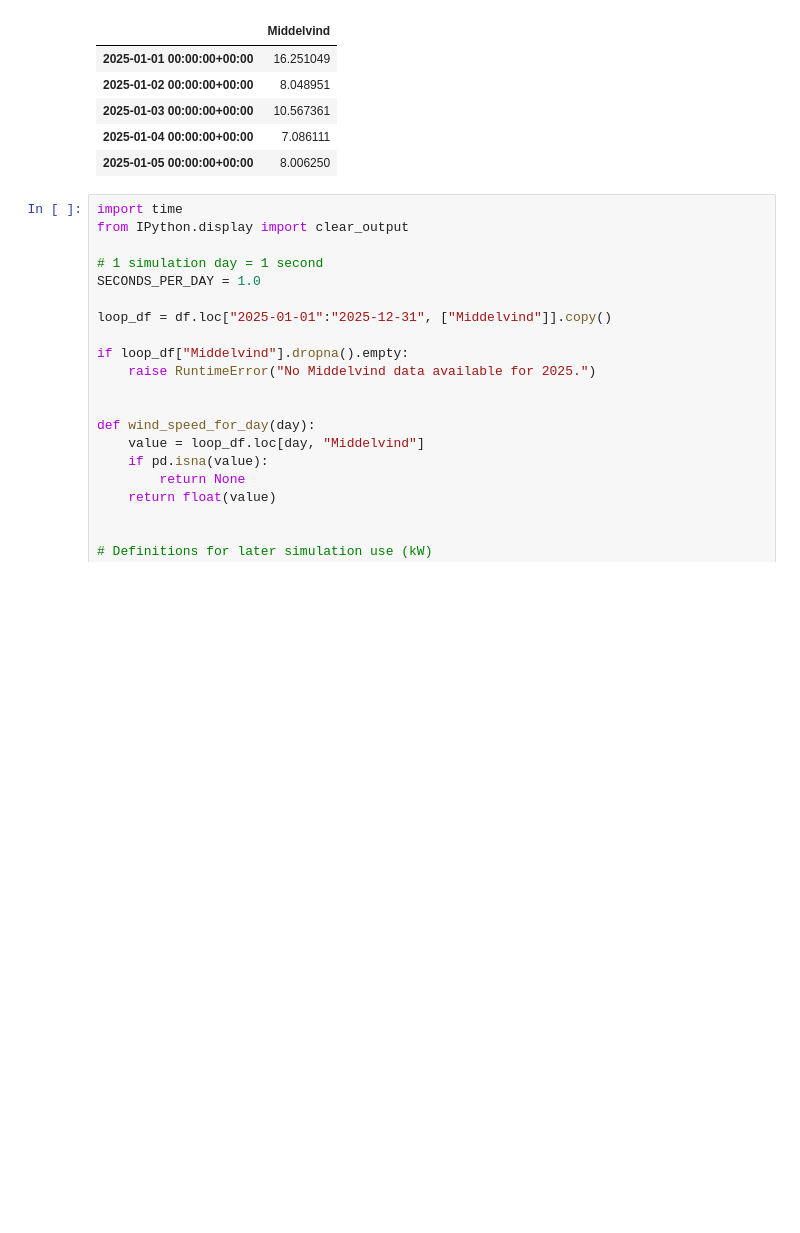
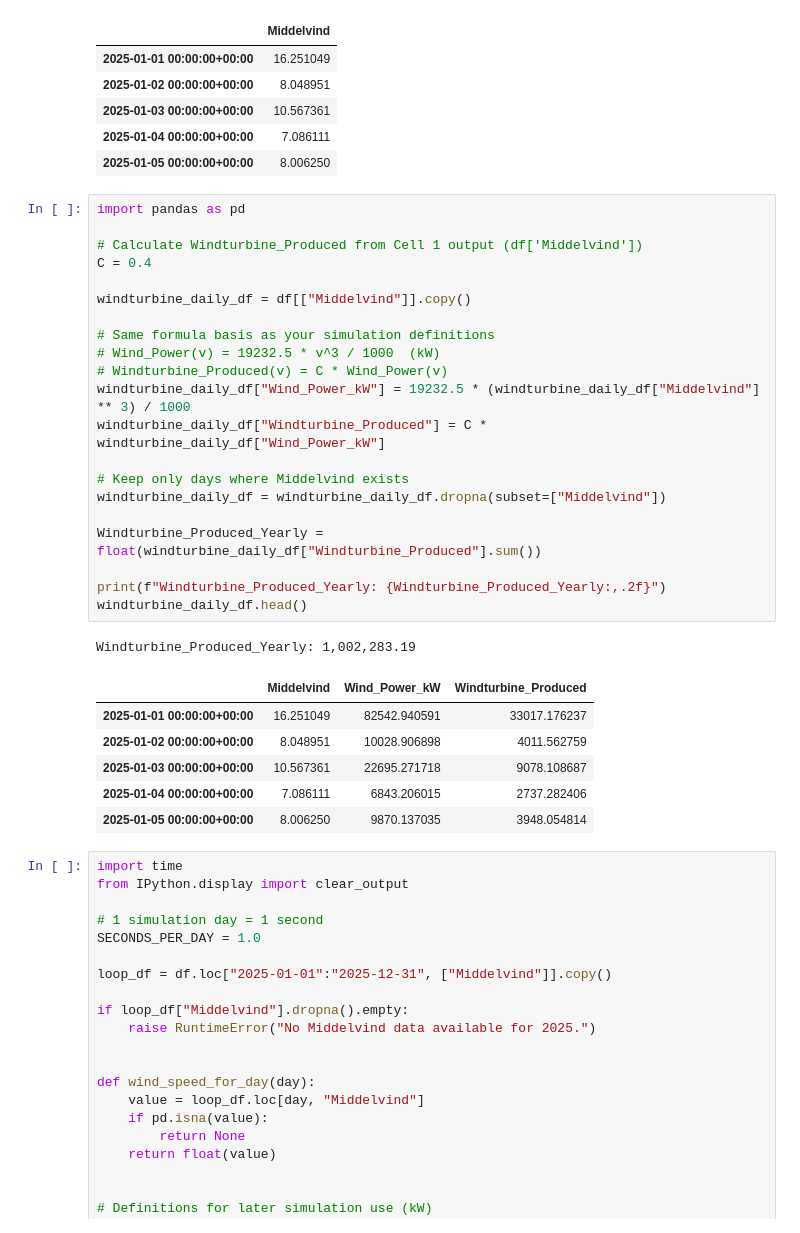
Before and after one commit to SofieTroelsoe/Workshop, a Jupyter notebook: notebooks/Wind_Speed.ipynb, the cells around one changed output. Cells and saved outputs as stored; diff of their text form; blank space fills up the shorter version.

```diff
--- a/notebooks/Wind_Speed.ipynb
+++ b/notebooks/Wind_Speed.ipynb
@@ -105,6 +105,35 @@ Parameter used: wind_speed
 | 2025-01-03 00:00:00+00:00 | 10.567361 |
 | 2025-01-04 00:00:00+00:00 | 7.086111 |
 | 2025-01-05 00:00:00+00:00 | 8.006250 |
+# %%
+import pandas as pd
+
+# Calculate Windturbine_Produced from Cell 1 output (df['Middelvind'])
+C = 0.4
+
+windturbine_daily_df = df[["Middelvind"]].copy()
+
+# Same formula basis as your simulation definitions
+# Wind_Power(v) = 19232.5 * v^3 / 1000  (kW)
+# Windturbine_Produced(v) = C * Wind_Power(v)
+windturbine_daily_df["Wind_Power_kW"] = 19232.5 * (windturbine_daily_df["Middelvind"] ** 3) / 1000
+windturbine_daily_df["Windturbine_Produced"] = C * windturbine_daily_df["Wind_Power_kW"]
+
+# Keep only days where Middelvind exists
+windturbine_daily_df = windturbine_daily_df.dropna(subset=["Middelvind"])
+
+Windturbine_Produced_Yearly = float(windturbine_daily_df["Windturbine_Produced"].sum())
+
+print(f"Windturbine_Produced_Yearly: {Windturbine_Produced_Yearly:,.2f}")
+windturbine_daily_df.head()
+# %% [output]
+Windturbine_Produced_Yearly: 1,002,283.19
+|  | Middelvind | Wind_Power_kW | Windturbine_Produced |
+| 2025-01-01 00:00:00+00:00 | 16.251049 | 82542.940591 | 33017.176237 |
+| 2025-01-02 00:00:00+00:00 | 8.048951 | 10028.906898 | 4011.562759 |
+| 2025-01-03 00:00:00+00:00 | 10.567361 | 22695.271718 | 9078.108687 |
+| 2025-01-04 00:00:00+00:00 | 7.086111 | 6843.206015 | 2737.282406 |
+| 2025-01-05 00:00:00+00:00 | 8.006250 | 9870.137035 | 3948.054814 |
 # %%
 import time
 from IPython.display import clear_output
```
Also changed, not shown: parts of 2 cells of this notebook, 4 other files.
